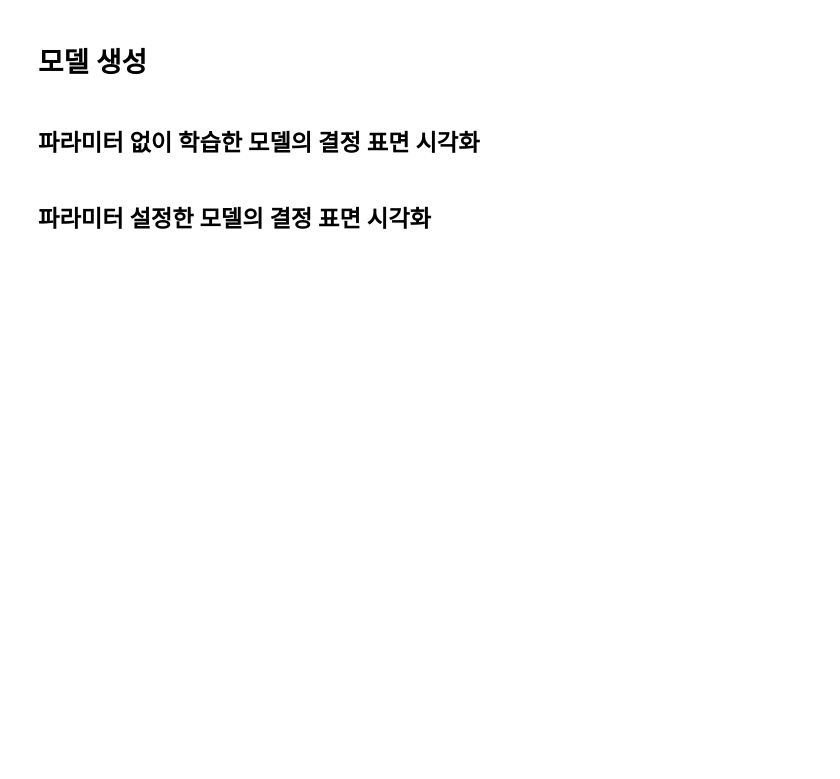
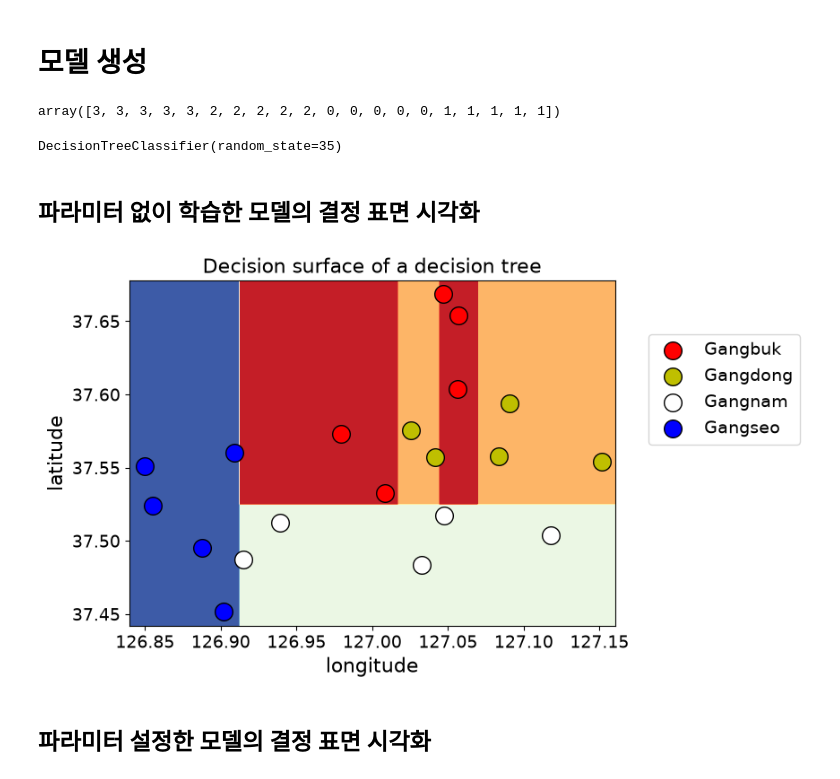
Before and after one commit to woyo73/AI_Learning, a Jupyter notebook: machine&deepLearning/src/machineLearning/ch04_decision-tree.ipynb, the cells around one changed output. Drawn from its saved outputs; the diff is of its cells as text; code cells hidden in the pictures; blank space fills up the shorter version.

```diff
--- a/machine&deepLearning/src/machineLearning/ch04_decision-tree.ipynb
+++ b/machine&deepLearning/src/machineLearning/ch04_decision-tree.ipynb
@@ -85,4 +188,6 @@ plt.title('district visualization in 2d plane')
 # %%
 # 훈련 데이터
+x_train = train_df[['longitude', 'latitude']]
+y_train = train_df[['label']]
 # %%
 # 검증 데이터
@@ -91,36 +201,80 @@ plt.title('district visualization in 2d plane')
 # %%
 # pyplot은 숫자로 표현된 레이블을 시각화할 수 있음.
 # LabelEncoder로 레이블을 숫자로 변경.
+
+le = preprocessing.LabelEncoder()
+y_encoded = le.fit_transform(y_train.values.ravel())
+y_encoded
+# %% [output]
+array([3, 3, 3, 3, 3, 2, 2, 2, 2, 2, 0, 0, 0, 0, 0, 1, 1, 1, 1, 1])
+# %%
+clf = tree.DecisionTreeClassifier(random_state=35)
+clf.fit(X=x_train, y=y_encoded)
+# %% [output]
+DecisionTreeClassifier(random_state=35)
 # %%
 def display_decision_surface(clf, X, y):
 
     # 차트의 범위가 모든 학습 데이터를 포함하도록 설정
+    x_min = X.longitude.min() - 0.01
+    x_max = X.longitude.max() + 0.01
 
+    y_min = X.latitude.min() - 0.01
+    y_max = X.latitude.max() + 0.01
 
     # 파라미터 설정
+    n_classes = len(le.classes_)
+    plot_colors = "rywb"
+    plot_step = 0.001
 
+    xx, yy = np.meshgrid(np.arange(x_min, x_max, plot_step),
+                         np.arange(y_min, y_max, plot_step))
+
+    Z = clf.predict(np.c_[xx.ravel(), yy.ravel()])
+    Z = Z.reshape(xx.shape)
+    cs = plt.contourf(xx, yy, Z, cmap=plt.cm.RdYlBu)
 
     # 학습 데이터를 차트에 표시
-
+    for i, color in zip(range(n_classes), plot_colors):
+        idx = np.where(y == i)
+        plt.scatter(X.loc[idx].longitude,
+                    X.loc[idx].latitude,
+                    c = color,
+                    label = le.classes_[i],
+                    cmap=plt.cm.RdYlBu,
+                    edgecolors='black',
+                    s=200
+        )
 
     # 차트 제목
+    plt.title('Decision surface of a decision tree', fontsize=16)
 
     # 범례
+    plt.legend(bbox_to_anchor=(1.05, 0.5), loc='lower left', fontsize=14)
 
     # x축의 이름과 폰트 크기 설정
+    plt.xlabel('longitude', fontsize=16)
 
     # y축의 이름과 폰트 크기 설정
+    plt.ylabel('latitude', fontsize=16)
 
     # 차트 크기 설정
+    plt.rcParams['figure.figsize'] = [7, 5]
 
     # x축 좌표상의 폰트 크기 설정
+    plt.rcParams['xtick.labelsize'] = 14
 
     # y축 좌표상의 폰트 크기 설정
-
+    plt.rcParams['ytick.labelsize'] = 14
 
     # 차트 그리기
+    plt.show()
 # %% [markdown]
 ## 파라미터 없이 학습한 모델의 결정 표면 시각화
+# %%
+display_decision_surface(clf, x_train, y_encoded)
+# %% [output]
+[figure, added]
 # %% [markdown]
 ## 파라미터 설정한 모델의 결정 표면 시각화
 # %%
```
Also changed, not shown: parts of 13 cells of this notebook, 7 other files.
